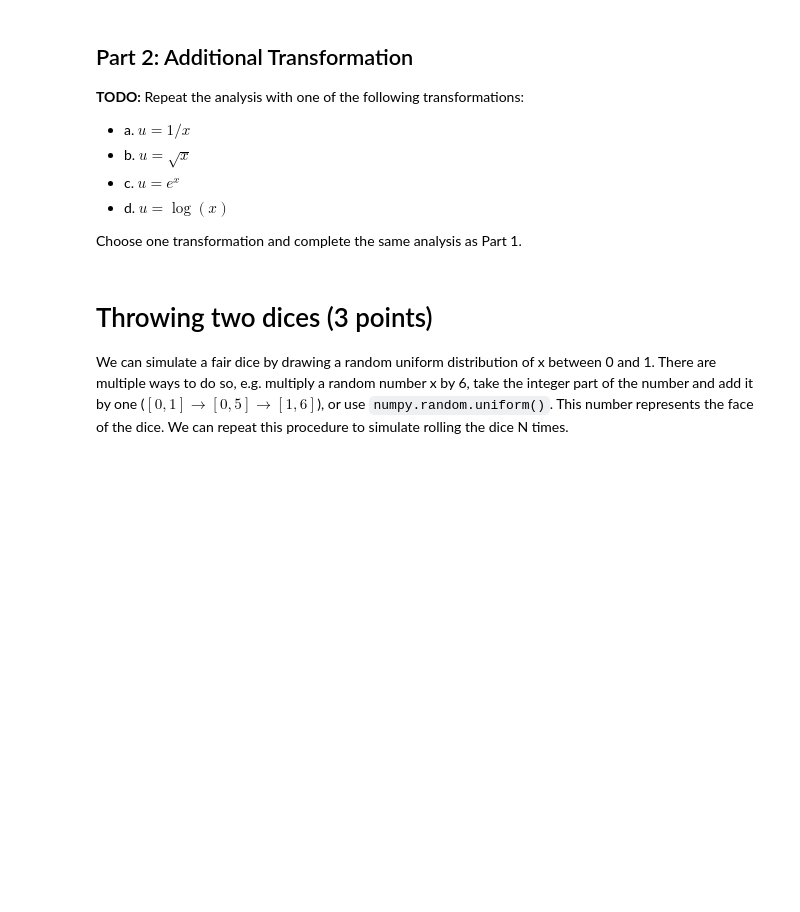
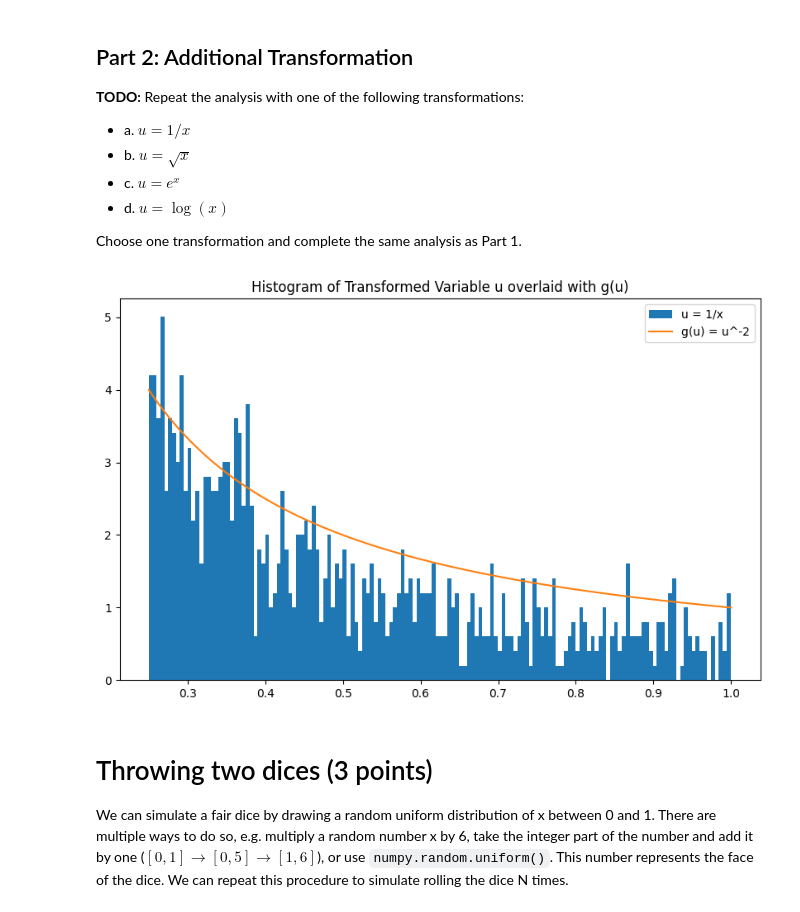
Before and after one commit to oeatmik/Phys434_Lab_1, a Jupyter notebook: lab_2_template.ipynb, the cells around one changed output. Drawn from its saved outputs; the diff is of its cells as text; code cells hidden in the pictures; blank space fills up the shorter version.

```diff
--- a/lab_2_template.ipynb
+++ b/lab_2_template.ipynb
@@ -92,9 +97,39 @@ Choose one transformation and complete the same analysis as Part 1.
 # %%
 # TODO: Choose one transformation function and repeat the analysis
 # 1. Apply the chosen transformation to the uniform samples
 # 2. Plot histogram of transformed values
 # 3. Derive and plot the analytical solution on the same graph
 # 4. Compare simulation with analytical prediction
+
+
+# Choice: u = 1/x. -> Reasonable range would be 1 <= x <= 2
+# u(x) = 1/x is monotonically decreasing. Use same formula as part 1 (Z&B eq 3.29)
+# x(u) = f^-1 (u) = 1/u, dx/du = -1/u^2
+# same uniform pdf as above, f(x) = 1
+# g(u) = f(x)|dx/du| = 1 * |-1/u^2| = 1/u^2 (We can take it out of abs sign since u always > 0)
+
+# domain of u: apply transformation on bounds of x again
+# u(1) >= u >= u(2)    <- sign flip since transformation "flips" (idk what it's called, but yk, arithmetic stuff)
+# u(1) = 1/(1^2) = 1, u(2) = 1/(2^2) = 1/4
+# u ∈ [0.25, 1]
+
+# transform u(x)
+x2 = np.random.uniform(1,2,1000)
+dummyx2 = np.linspace(0.25,1,1000)
+u2 = 1 / (x2**2)
+g2 = 1 / dummyx2
+
+# plot histogram of u and graph of the analytical solution g(u)
+nBins = 150
+
+fig, ax = plt.subplots(figsize=(10, 6))
+ax.hist(u2, bins=nBins, density=True, label='u = 1/x')
+ax.set_title(f"Histogram of Transformed Variable u overlaid with g(u)")
+ax.plot(dummyx2, g2, label='g(u) = u^-2')
+ax.legend()
+plt.show()
+# %% [output]
+[figure, added]
 # %% [markdown]
 # Throwing two dices (3 points)
 
```
Also changed, not shown: parts of 20 cells of this notebook.
